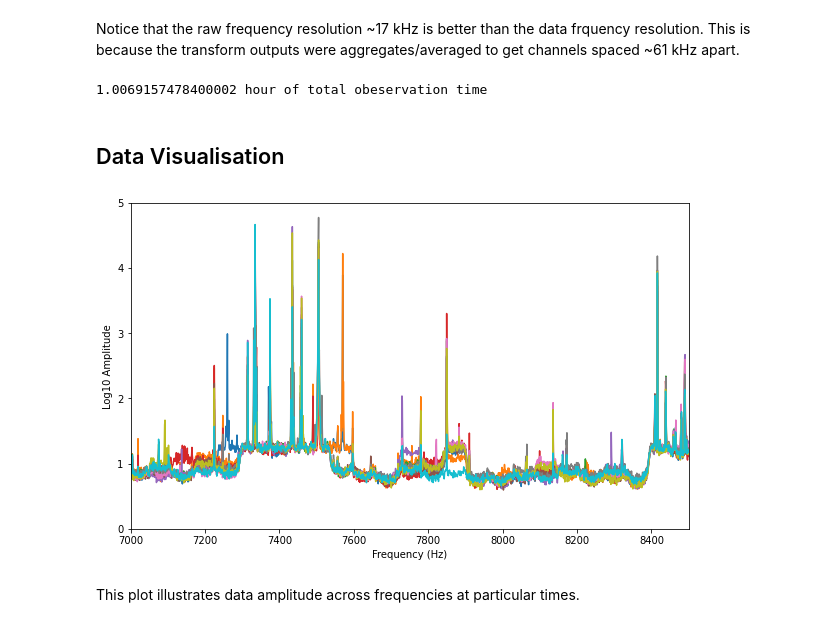
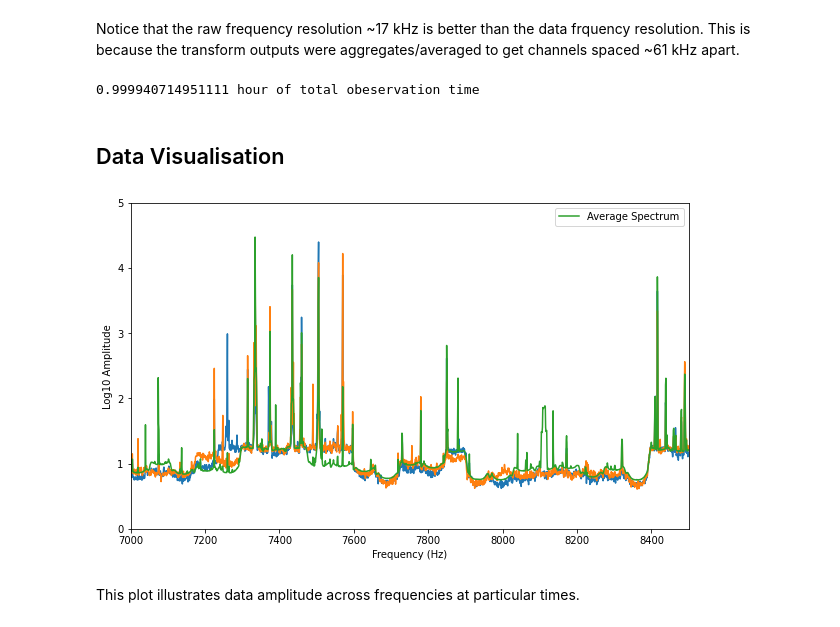
Before and after one commit to PhilJ0ly/albatros_axion_detection, a Jupyter notebook: Jupyter/albatros_data_overview.ipynb, the cells around one changed output. Saved outputs shown, nothing was run; the diff lists cells and outputs as text; code cells hidden in the pictures.

```diff
--- a/Jupyter/albatros_data_overview.ipynb
+++ b/Jupyter/albatros_data_overview.ipynb
@@ -79,10 +79,10 @@ Raw recording frequency: 17.43861607142857 kHz
 # %% [markdown]
 Notice that the raw frequency resolution ~17 kHz is better than the data frquency resolution. This is because the transform outputs were aggregates/averaged to get channels spaced ~61 kHz apart.
 # %%
-total_time = 14436/df_record*15326 # (s)
+total_time = N/df_record*15326 # (s)
 print(total_time/(60**2), "hour of total obeservation time")
 # %% [output]
-1.0069157478400002 hour of total obeservation time
+0.999940714951111 hour of total obeservation time
 # %% [markdown]
 ##  Data Visualisation
 # %%
@@ -91,16 +92,21 @@ freqs = chans*df*1e-3 # (Hz)
+# %%
+avg_spectrum = np.mean(np.abs(spectra[0, 0,:,:]), axis=1)
 # %%
 plt.figure(figsize=(10,6))
-for i in range(10):
+for i in range(2):
     plt.plot(freqs, np.log10(np.abs(spectra[0,0,:,(i+1)*100])))
+
+plt.plot(freqs, np.log10(avg_spectrum), label="Average Spectrum")
 
 plt.xlim(7000, 8500)
 plt.ylim(0,5)
 
 plt.xlabel('Frequency (Hz)')
 plt.ylabel('Log10 Amplitude')
+plt.legend()
 
 plt.show()
 # %% [output]
-[figure, old version]
+[figure, new version]
 # %% [markdown]
 This plot illustrates data amplitude across frequencies at particular times.
```
Also changed, not shown: parts of 35 cells of this notebook, 3 other files.
